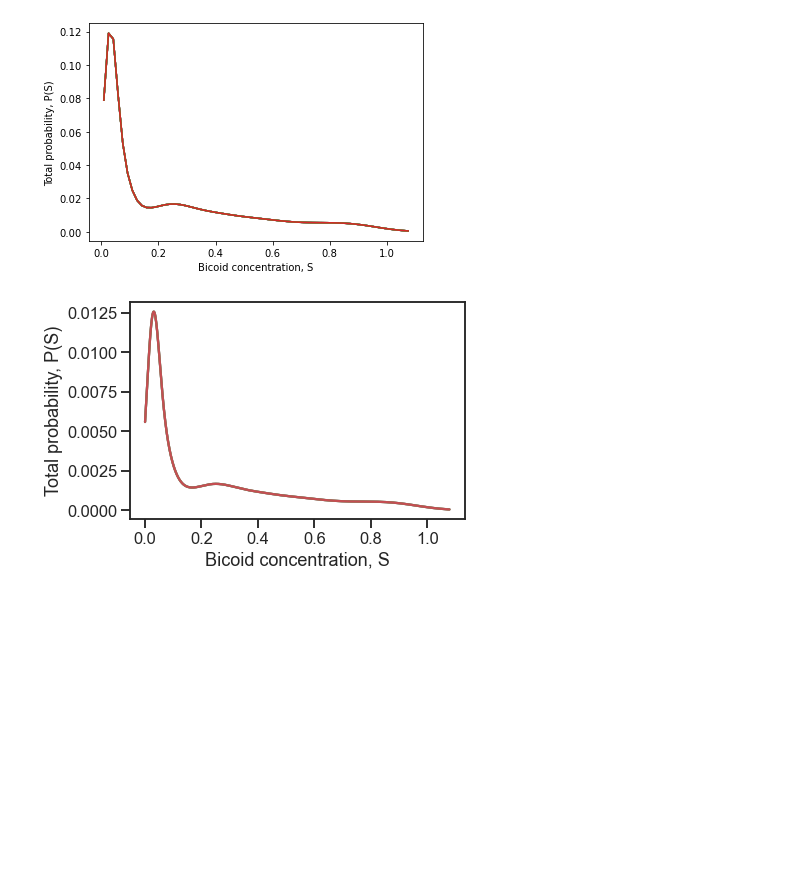
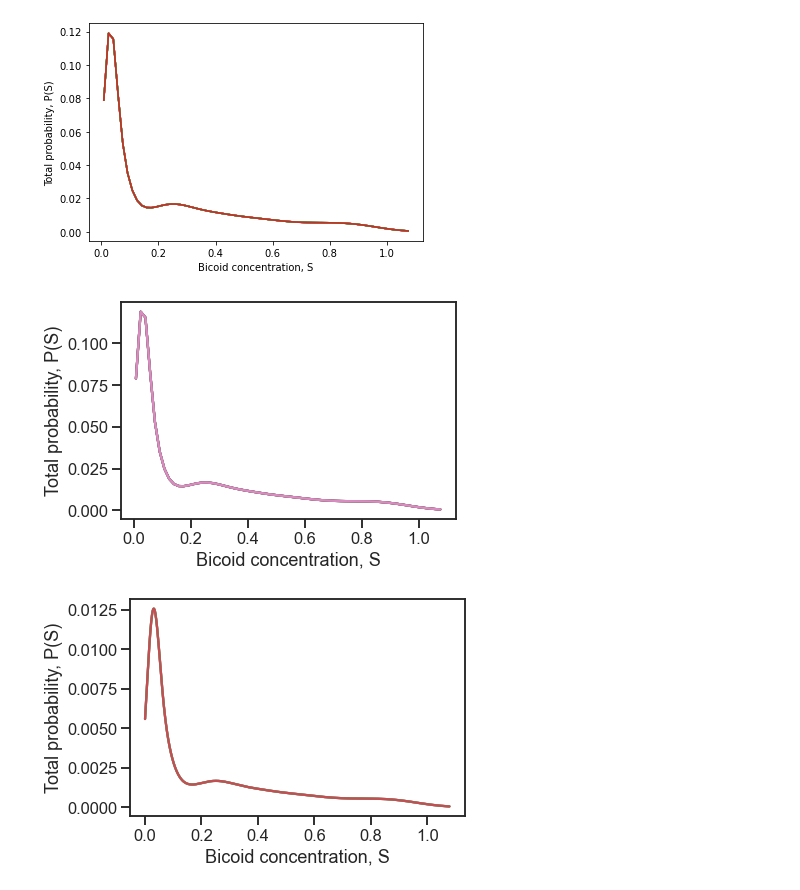
Before and after one commit to Bauer-Group-Delft/binding, a Jupyter notebook: IsingModel/Scripts/FigureCreationScripts.ipynb, the cells around one changed output. Cells and saved outputs as stored; diff of their text form; code cells hidden in the pictures; blank space fills up the shorter version.

```diff
--- a/IsingModel/Scripts/FigureCreationScripts.ipynb
+++ b/IsingModel/Scripts/FigureCreationScripts.ipynb
@@ -881,6 +927,13 @@ file_name = 'Measurement/6Sites_2Padding_NonPeriodic_SteadyState_InfiniteBath_N6
 MI_SS2N = MutualInformation(file_name, analytical=True, stochastic=True, N_bins_gaussian=1000, N_bins_histogram=100)
 # %% [output]
 [figure]
+# %%
+from MutualInformation import MutualInformation
+
+file_name = 'Measurement/6Sites_2Padding_Periodic_SteadyState_InfiniteBath_Occupancy_2024-04-30'
+MI_SS2Y = MutualInformation(file_name, analytical=True, stochastic=True, N_bins_gaussian=1000, N_bins_histogram=400)
+# %% [output]
+[figure, added]
 # %%
 from MutualInformation import MutualInformation
 
```
Also changed, not shown: parts of 3 cells of this notebook, 1 other file.
